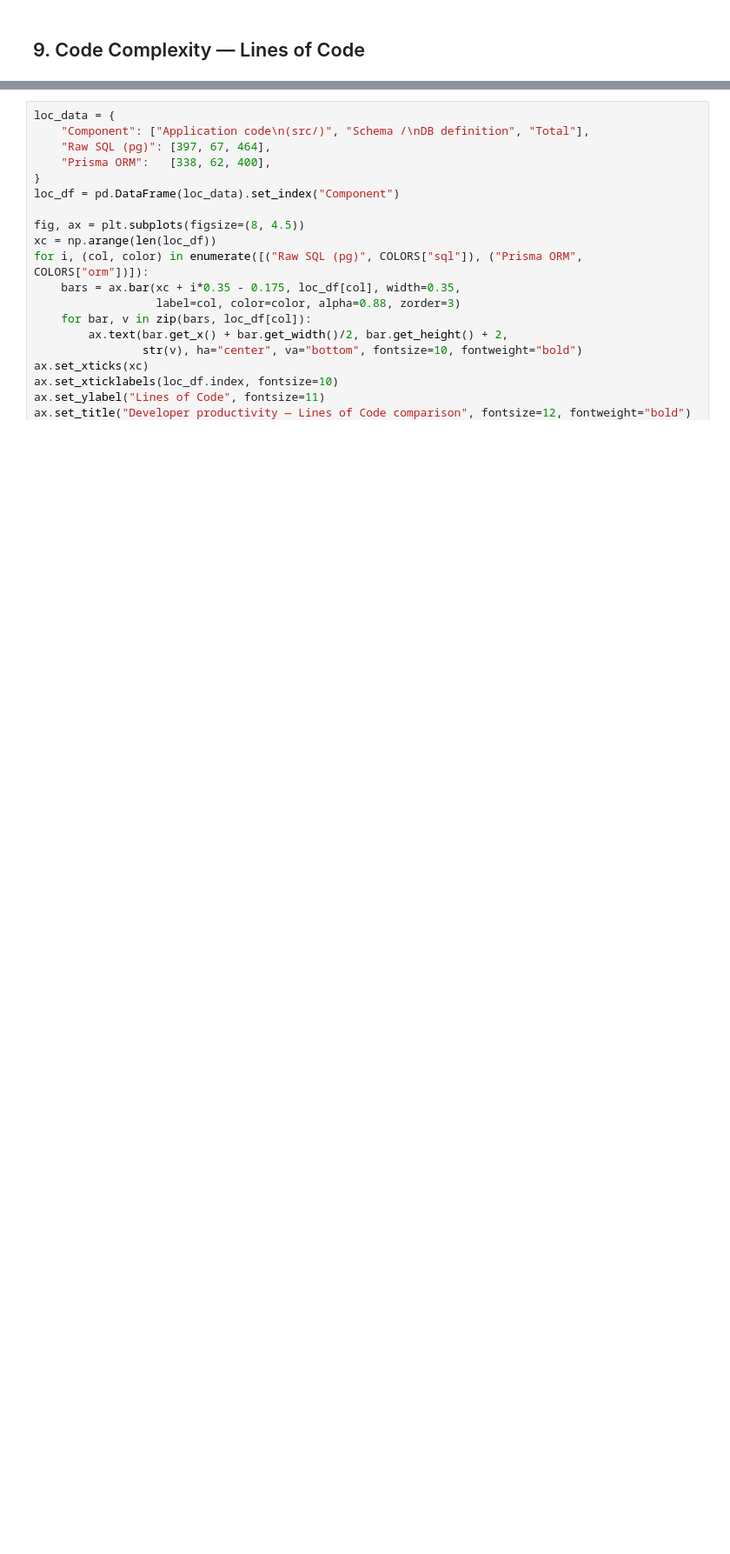
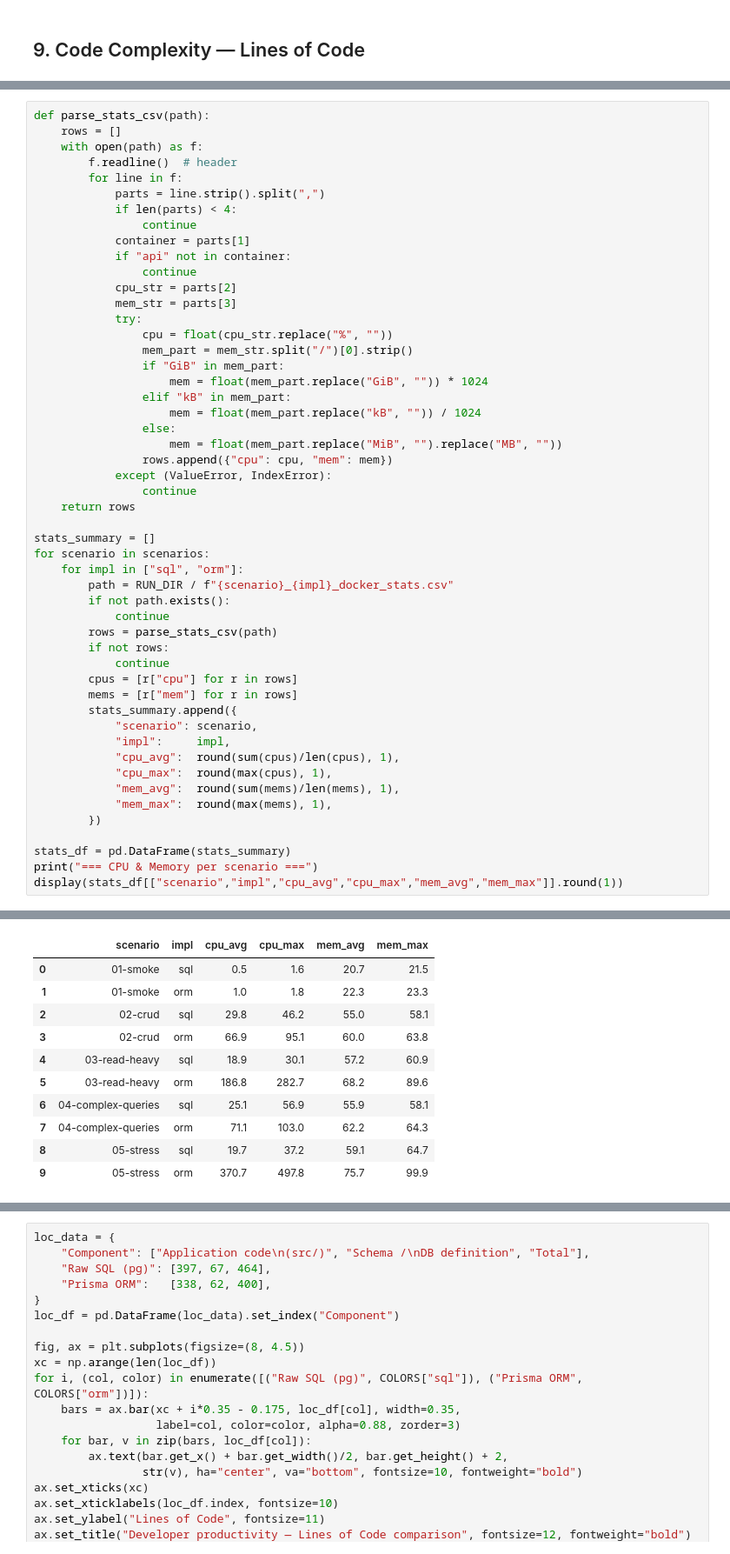
Before and after one commit to Nej-ma/orm-vs-sql-benchmark, a Jupyter notebook: analysis.ipynb, the cells around one changed output, grey strips where cells are left out. Shown at 87% size. Saved outputs shown, nothing was run; the diff lists cells and outputs as text; blank space fills up the shorter version.

```diff
--- a/analysis.ipynb
+++ b/analysis.ipynb
@@ -457,0 +466,52 @@ This makes the two studies **complementary, not contradictory**:
+# %%
+def parse_stats_csv(path):
+    rows = []
+    with open(path) as f:
+        f.readline()  # header
+        for line in f:
+            parts = line.strip().split(",")
+            if len(parts) < 4:
+                continue
+            container = parts[1]
+            if "api" not in container:
+                continue
+            cpu_str = parts[2]
+            mem_str = parts[3]
+            try:
+                cpu = float(cpu_str.replace("%", ""))
+                mem_part = mem_str.split("/")[0].strip()
+                if "GiB" in mem_part:
+                    mem = float(mem_part.replace("GiB", "")) * 1024
+                elif "kB" in mem_part:
+                    mem = float(mem_part.replace("kB", "")) / 1024
+                else:
+                    mem = float(mem_part.replace("MiB", "").replace("MB", ""))
+                rows.append({"cpu": cpu, "mem": mem})
+            except (ValueError, IndexError):
+                continue
+    return rows
+
+stats_summary = []
+for scenario in scenarios:
+    for impl in ["sql", "orm"]:
+        path = RUN_DIR / f"{scenario}_{impl}_docker_stats.csv"
+        if not path.exists():
+            continue
+        rows = parse_stats_csv(path)
+        if not rows:
+            continue
+        cpus = [r["cpu"] for r in rows]
+        mems = [r["mem"] for r in rows]
+        stats_summary.append({
+            "scenario": scenario,
+            "impl":     impl,
+            "cpu_avg":  round(sum(cpus)/len(cpus), 1),
+            "cpu_max":  round(max(cpus), 1),
+            "mem_avg":  round(sum(mems)/len(mems), 1),
+            "mem_max":  round(max(mems), 1),
+        })
+
+stats_df = pd.DataFrame(stats_summary)
+print("=== CPU & Memory per scenario ===")
+display(stats_df[["scenario","impl","cpu_avg","cpu_max","mem_avg","mem_max"]].round(1))
+# %% [output]
@@ -457,0 +519,11 @@ This makes the two studies **complementary, not contradictory**:
+|  | scenario | impl | cpu_avg | cpu_max | mem_avg | mem_max |
+| 0 | 01-smoke | sql | 0.5 | 1.6 | 20.7 | 21.5 |
+| 1 | 01-smoke | orm | 1.0 | 1.8 | 22.3 | 23.3 |
+| 2 | 02-crud | sql | 29.8 | 46.2 | 55.0 | 58.1 |
+| 3 | 02-crud | orm | 66.9 | 95.1 | 60.0 | 63.8 |
+| 4 | 03-read-heavy | sql | 18.9 | 30.1 | 57.2 | 60.9 |
+| 5 | 03-read-heavy | orm | 186.8 | 282.7 | 68.2 | 89.6 |
+| 6 | 04-complex-queries | sql | 25.1 | 56.9 | 55.9 | 58.1 |
+| 7 | 04-complex-queries | orm | 71.1 | 103.0 | 62.2 | 64.3 |
+| 8 | 05-stress | sql | 19.7 | 37.2 | 59.1 | 64.7 |
+| 9 | 05-stress | orm | 370.7 | 497.8 | 75.7 | 99.9 |
```
Also changed, not shown: parts of 4 cells of this notebook, 13 other files.
